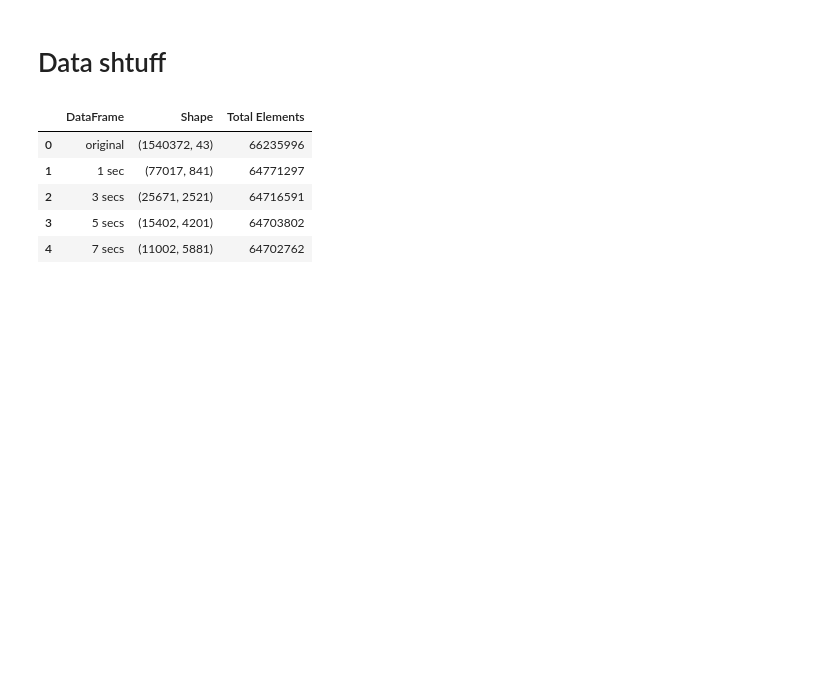
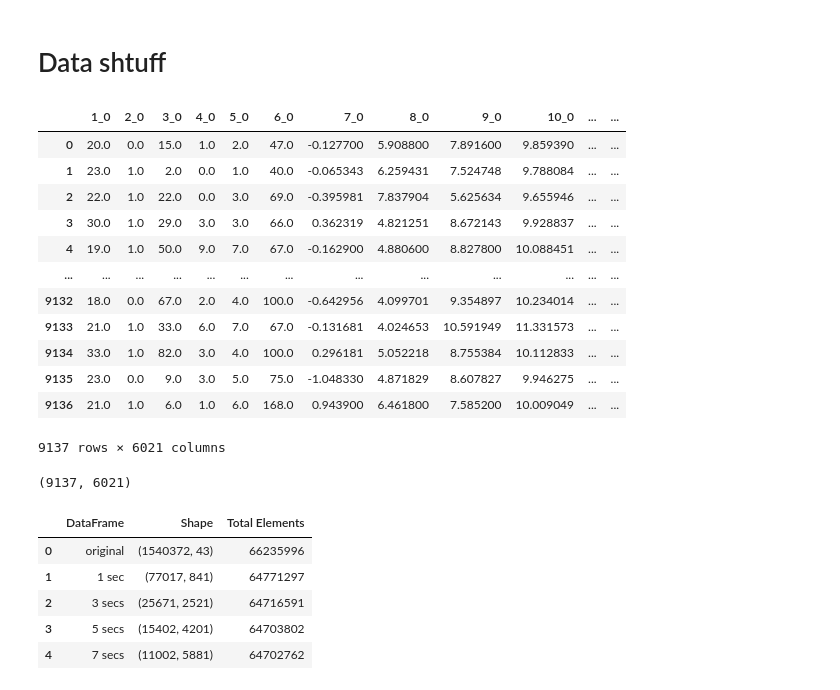
Before and after one commit to dead96pool/stress_detection, a Jupyter notebook: stress_detection.ipynb, the cells around one changed output. Cells and saved outputs as stored; diff of their text form; code cells hidden in the pictures; blank space fills up the shorter version.

```diff
--- a/stress_detection.ipynb
+++ b/stress_detection.ipynb
@@ -29,5 +30,5 @@ Mounted at /content/drive
 # %% [markdown]
 # Data shtuff
 # %%
-path = r"/content/drive/MyDrive/datasets/withoutduplicates_combined_7sec.csv"
+path = r"datasets\without duplicates\withoutduplicates_combined_7sec.csv"
 df = pd.read_csv(path)
@@ -36,3 +35,23 @@ display(df)
+# %%
+shuffled_df = shuffle(df).reset_index(drop = True)
+display(shuffled_df)
+
+print(df.shape)
+# %% [output]
+|  | 1_0 | 2_0 | 3_0 | 4_0 | 5_0 | 6_0 | 7_0 | 8_0 | 9_0 | 10_0 | ... | ... |
+| 0 | 20.0 | 0.0 | 15.0 | 1.0 | 2.0 | 47.0 | -0.127700 | 5.908800 | 7.891600 | 9.859390 | ... | ... |
+| 1 | 23.0 | 1.0 | 2.0 | 0.0 | 1.0 | 40.0 | -0.065343 | 6.259431 | 7.524748 | 9.788084 | ... | ... |
+| 2 | 22.0 | 1.0 | 22.0 | 0.0 | 3.0 | 69.0 | -0.395981 | 7.837904 | 5.625634 | 9.655946 | ... | ... |
+| 3 | 30.0 | 1.0 | 29.0 | 3.0 | 3.0 | 66.0 | 0.362319 | 4.821251 | 8.672143 | 9.928837 | ... | ... |
+| 4 | 19.0 | 1.0 | 50.0 | 9.0 | 7.0 | 67.0 | -0.162900 | 4.880600 | 8.827800 | 10.088451 | ... | ... |
+| ... | ... | ... | ... | ... | ... | ... | ... | ... | ... | ... | ... | ... |
+| 9132 | 18.0 | 0.0 | 67.0 | 2.0 | 4.0 | 100.0 | -0.642956 | 4.099701 | 9.354897 | 10.234014 | ... | ... |
+| 9133 | 21.0 | 1.0 | 33.0 | 6.0 | 7.0 | 67.0 | -0.131681 | 4.024653 | 10.591949 | 11.331573 | ... | ... |
+| 9134 | 33.0 | 1.0 | 82.0 | 3.0 | 4.0 | 100.0 | 0.296181 | 5.052218 | 8.755384 | 10.112833 | ... | ... |
+| 9135 | 23.0 | 0.0 | 9.0 | 3.0 | 5.0 | 75.0 | -1.048330 | 4.871829 | 8.607827 | 9.946275 | ... | ... |
+| 9136 | 21.0 | 1.0 | 6.0 | 1.0 | 6.0 | 168.0 | 0.943900 | 6.461800 | 7.585200 | 10.009049 | ... | ... |
+9137 rows × 6021 columns
+(9137, 6021)
 # %%
 df.info()
 # %%
```
Also changed, not shown: parts of 13 cells of this notebook, 26 other files.
